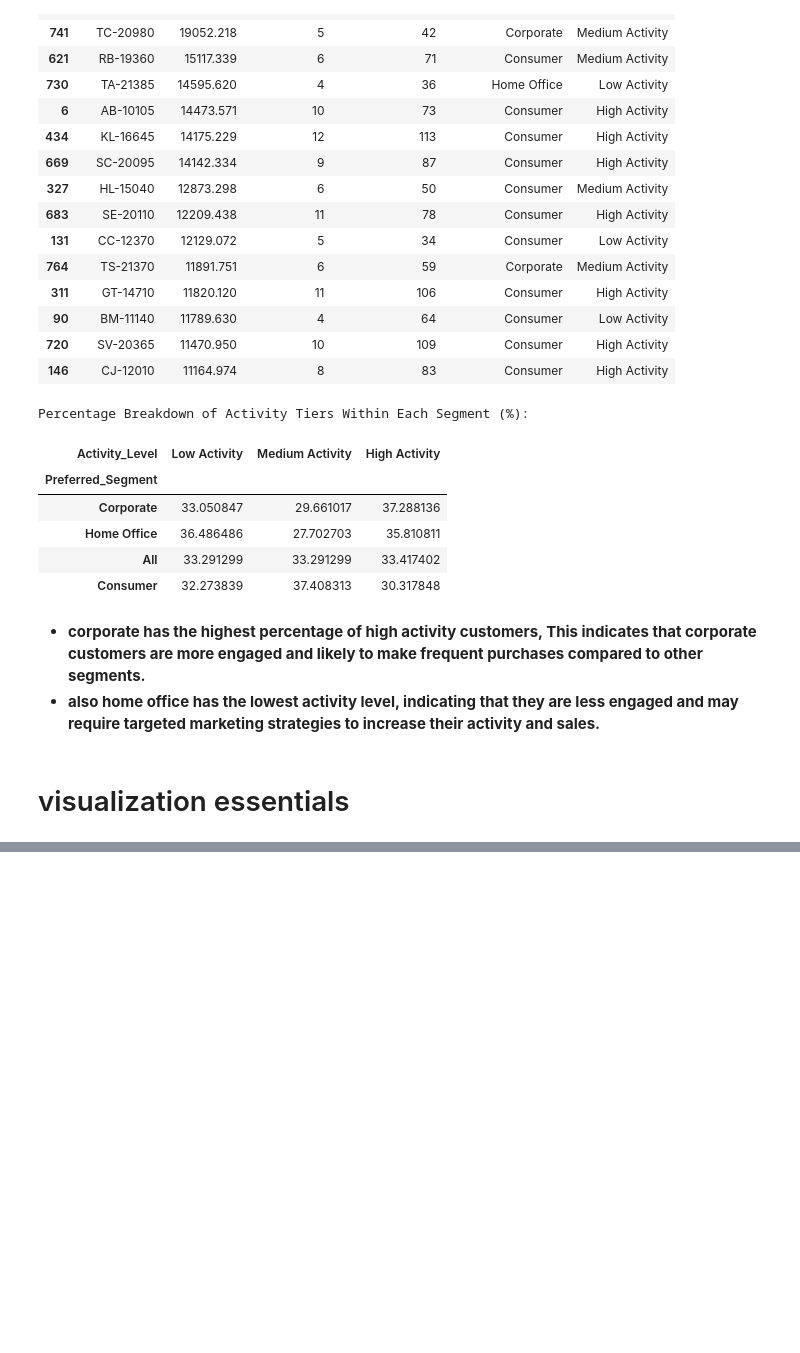
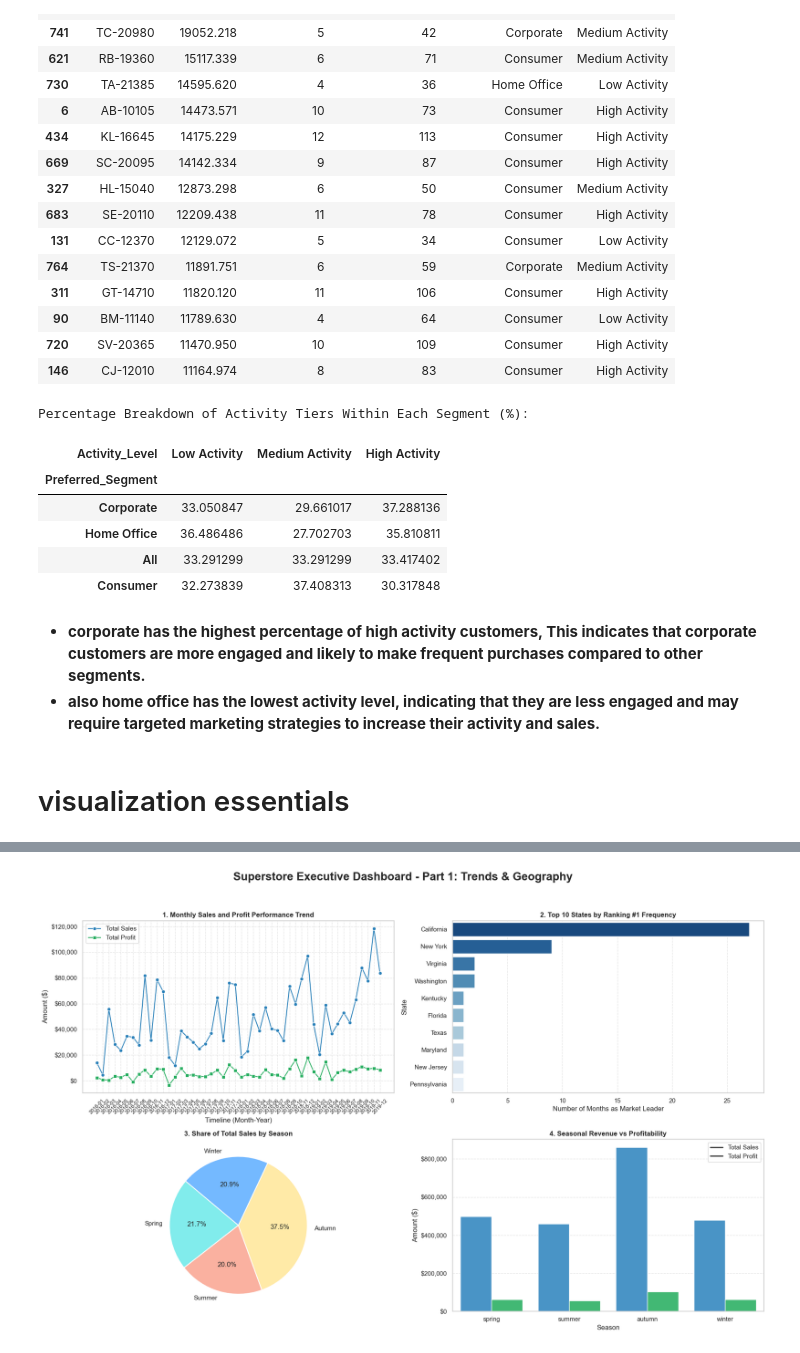
Before and after one commit to HanaAhmed90X/mini_project, a Jupyter notebook: analysis.ipynb, the cells around one changed output, grey strips where cells are left out. Saved outputs shown, nothing was run; the diff lists cells and outputs as text; code cells hidden in the pictures; blank space fills up the shorter version.

```diff
--- a/analysis.ipynb
+++ b/analysis.ipynb
@@ -146,0 +189,11 @@ df.describe()
+# %%
+# calculating shipping duration
+df["Order Date"] = pd.to_datetime(df["Order Date"])
+df["Ship Date"] = pd.to_datetime(df["Ship Date"])
+df['Shipping Duration'] = (df['Ship Date'] - df['Order Date']).dt.days
+
+print(df[["Order Date", "Ship Date", "Shipping Duration"]].head(5))
+
+print("Average Shipping Duration:", df['Shipping Duration'].mean() )
+print("Maximum Shipping Duration:", df['Shipping Duration'].max())
+print("Minimum Shipping Duration:", df['Shipping Duration'].min())
@@ -618,0 +484,80 @@ NameError: name 'monthly_trend' is not defined
+# %%
+import matplotlib.pyplot as plt
+import seaborn as sns
+import pandas as pd
+from matplotlib.ticker import StrMethodFormatter
+
+# Setup Figure for First 4 Visuals
+fig, axes = plt.subplots(2, 2, figsize=(18, 12))
+plt.subplots_adjust(hspace=0.35, wspace=0.25)
+fig.suptitle('Superstore Executive Dashboard - Part 1: Trends & Geography', fontsize=20, fontweight='bold', y=0.98)
+
+# Pre-checks & Data prep
+if 'df_trend' not in globals():
+    df_trend = analyzer.df.copy()
+
+if 'monthly_trend' not in globals():
+    monthly_trend = df_trend.groupby('Year_Month')[['Sales', 'Profit']].sum().reset_index()
+
+if 'Year_Month_Str' not in monthly_trend.columns:
+    monthly_trend['Year_Month_Str'] = monthly_trend['Year_Month'].astype(str)
+
+if 'seasonal_df' not in globals():
+    seasonal_df = analyzer.seasonal_performance().reset_index()
+
+if 'top_states_freq' not in globals():
+    top_geo_df = analyzer.top_geo_by_month(top_n=1)
+    top_states_freq = top_geo_df[analyzer.geo_col].value_counts().head(10).reset_index()
+    top_states_freq.columns = [analyzer.geo_col, 'Months_as_Leader']
+
+# ---------------------------------------------------------
+# Visual 1: Monthly Sales & Profit Trend (Line Chart)
+sns.lineplot(data=monthly_trend, x='Year_Month_Str', y='Sales', marker='o', label='Total Sales', color='#2980b9', ax=axes[0, 0])
+sns.lineplot(data=monthly_trend, x='Year_Month_Str', y='Profit', marker='s', label='Total Profit', color='#27ae60', ax=axes[0, 0])
+axes[0, 0].set_title('1. Monthly Sales and Profit Performance Trend', fontsize=12, fontweight='bold')
+axes[0, 0].set_ylabel('Amount ($)')
+axes[0, 0].set_xlabel('Timeline (Month-Year)')
+axes[0, 0].tick_params(axis='x', rotation=45, labelsize=9)
+axes[0, 0].grid(True, linestyle='--', alpha=0.5)
+axes[0, 0].legend()
+
+# ---------------------------------------------------------
+# Visual 2: Top 10 Dominant States (Bar Chart)
+sns.barplot(data=top_states_freq, x='Months_as_Leader', y=analyzer.geo_col, hue=analyzer.geo_col, palette='Blues_r', legend=False, ax=axes[0, 1])
+axes[0, 1].set_title(f'2. Top 10 {analyzer.geo_col}s by Ranking #1 Frequency', fontsize=12, fontweight='bold')
+axes[0, 1].set_xlabel('Number of Months as Market Leader')
+axes[0, 1].set_ylabel(analyzer.geo_col)
+axes[0, 1].grid(True, axis='x', linestyle='--', alpha=0.5)
+
+# ---------------------------------------------------------
+# Visual 3: Total Sales by Season (Pie Chart)
+season_order = ['spring', 'summer', 'autumn', 'winter']
+seasonal_df['Season'] = pd.Categorical(seasonal_df['Season'], categories=season_order, ordered=True)
+seasonal_sort = seasonal_df.sort_values('Season')
+
+axes[1, 0].pie(seasonal_sort['total_sales'], labels=seasonal_sort['Season'].str.title(),
+                autopct='%1.1f%%', startangle=140, colors=['#81ecec', '#fab1a0', '#ffeaa7', '#74b9ff'],
+                wedgeprops={'edgecolor': 'white', 'linewidth': 1.5})
+axes[1, 0].set_title('3. Share of Total Sales by Season', fontsize=12, fontweight='bold')
+
+# ---------------------------------------------------------
+# Visual 4: Sales vs Profit by Season (Grouped Bar Chart)
+season_melt = seasonal_df.melt(id_vars='Season', value_vars=['total_sales', 'total_profit'],
+                                var_name='Metric', value_name='Amount')
+
+sns.barplot(data=season_melt, x='Season', y='Amount', hue='Metric', order=season_order,
+            palette=['#3498db', '#2ecc71'], ax=axes[1, 1])
+axes[1, 1].set_title('4. Seasonal Revenue vs Profitability', fontsize=12, fontweight='bold')
+axes[1, 1].set_ylabel('Amount ($)')
+axes[1, 1].set_xlabel('Season')
+axes[1, 1].legend(labels=['Total Sales', 'Total Profit'])
+axes[1, 1].grid(True, axis='y', linestyle='--', alpha=0.5)
+
+# Currency Formatting
+for ax in [axes[0, 0], axes[1, 1]]:
+    ax.yaxis.set_major_formatter(StrMethodFormatter('${x:,.0f}'))
+
+plt.tight_layout(rect=[0, 0.03, 1, 0.95])
+plt.show()
+# %% [output]
+[figure, added]
```
Also changed, not shown: parts of 22 cells of this notebook.
